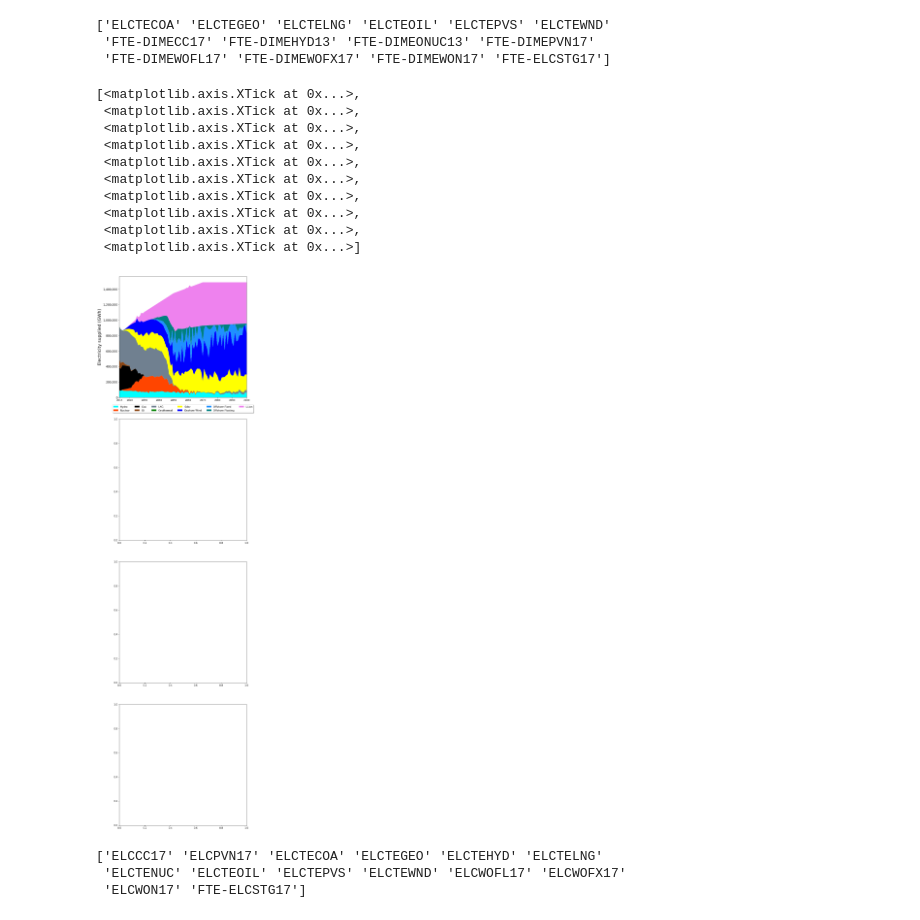
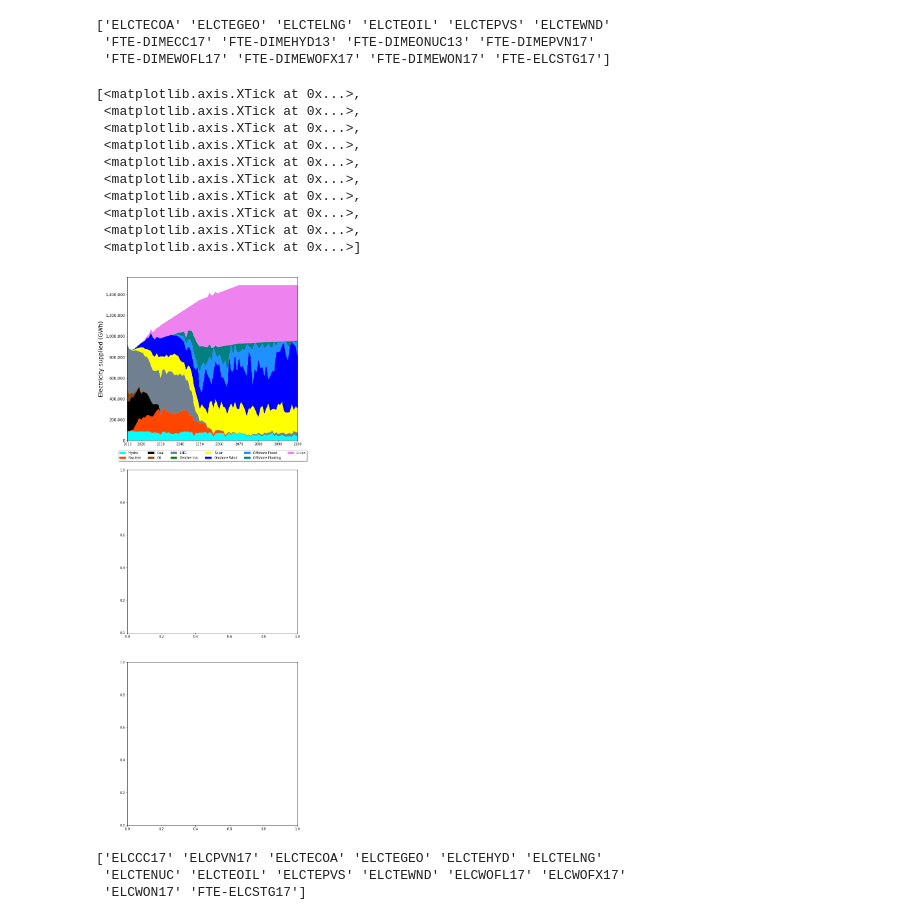
Before and after one commit to arfc/i2cner, a Jupyter notebook: JPN-Main-Model/active/conv-nonuc/output/plotter.ipynb, the cells around one changed output. Drawn from its saved outputs; the diff is of its cells as text; code cells hidden in the pictures.

Commit message:
image, plotting script cleanup
Former-commit-id: 732c4439d7ab78701e8bb97066bd3151f04ec0a0
Former-commit-id: 05c78ecd4f27e617b14ecdb85b654f822e1dea4d

```diff
--- a/JPN-Main-Model/active/conv-nonuc/output/plotter.ipynb
+++ b/JPN-Main-Model/active/conv-nonuc/output/plotter.ipynb
@@ -44,38 +44,38 @@ colours = ['aqua','orangered',
            'blue','dodgerblue','teal',
           'violet'
           ]
-fig, (ax1,ax2,ax3,ax4) = plt.subplots(4,figsize=(8, 32))
+fig, (ax1,ax2,ax3) = plt.subplots(3,figsize=(8, 24))
 fig.tight_layout()
 fig.subplots_adjust(hspace=0.18)
 pltyrs=range(2013,2101)
 ax1.stackplot(pltyrs,  pltdict['FTE-DIMEHYD13'],pltdict['FTE-DIMEONUC13'],
              pltdict['ELCTECOA'],pltdict['ELCTEOIL'], pltdict['ELCTELNG']+pltdict['FTE-DIMECC17'],
              pltdict['ELCTEGEO'],
            pltdict['ELCTEPVS']+pltdict['FTE-DIMEPVN17'],
                pltdict['ELCTEWND']+pltdict['FTE-DIMEWON17'],pltdict['FTE-DIMEWOFX17'],pltdict['FTE-DIMEWOFL17'],
               pltdict['FTE-ELCSTG17'],
              labels=ordlegend, colors=colours)
 ax1.tick_params(axis="x", labelsize=10)
 ax1.tick_params(axis="y", labelsize=12)
 ax1.get_yaxis().set_major_formatter(matplotlib.ticker.FuncFormatter(lambda x, p: format(int(x), ',')))
 
 ax1.set_xlim((2013, 2100))
 ax1.legend(loc='upper center', bbox_to_anchor=(0.5, -0.05), shadow=True, ncol=6)
 #ax1.set_xlabel('Years',fontsize='18')
 ax1.set_ylabel('Electricity supplied (GWh)',fontsize='18')
 ax1.set_xticks(ticks=xlocs)
 # %% [output]
 [<matplotlib.axis.XTick at 0x...>,
  <matplotlib.axis.XTick at 0x...>,
  <matplotlib.axis.XTick at 0x...>,
  <matplotlib.axis.XTick at 0x...>,
  <matplotlib.axis.XTick at 0x...>,
  <matplotlib.axis.XTick at 0x...>,
  <matplotlib.axis.XTick at 0x...>,
  <matplotlib.axis.XTick at 0x...>,
  <matplotlib.axis.XTick at 0x...>,
  <matplotlib.axis.XTick at 0x...>]
-[figure, old version]
+[figure, new version]
 # %%
 fname='co2_emi_sources.csv'
 colfilter = ['Process','Period','PV']
```
Also changed, not shown: parts of 4 cells of this notebook, 19 other files.
